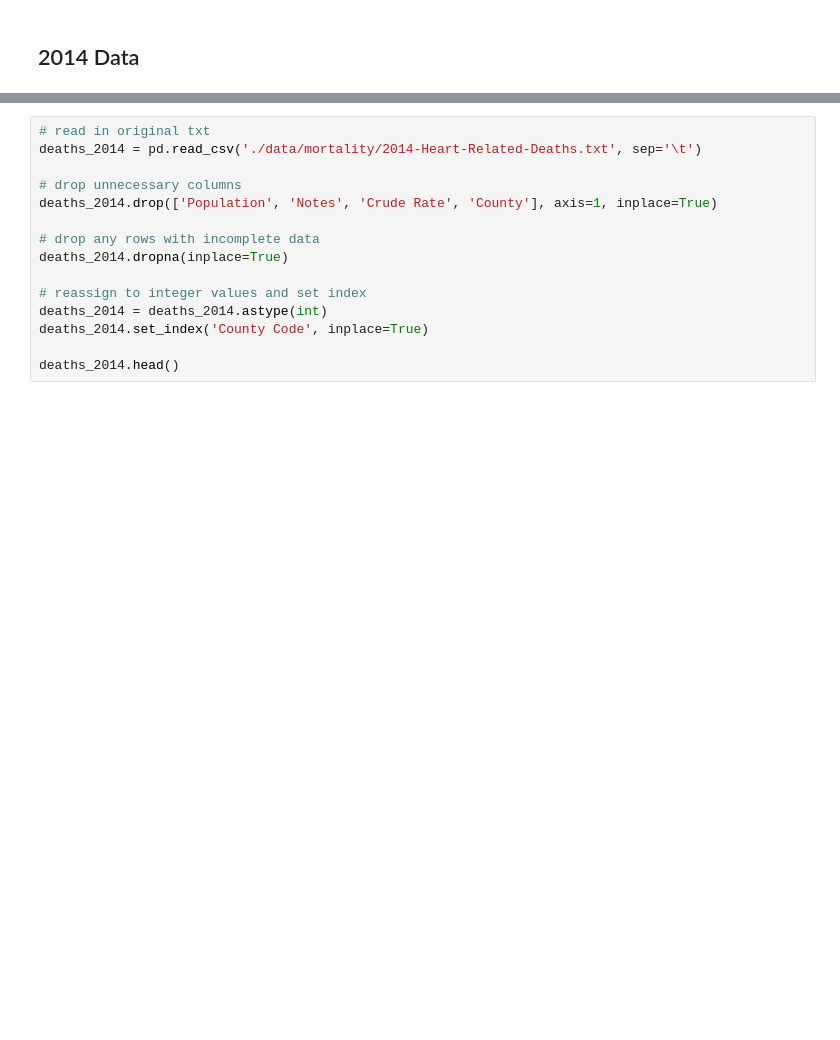
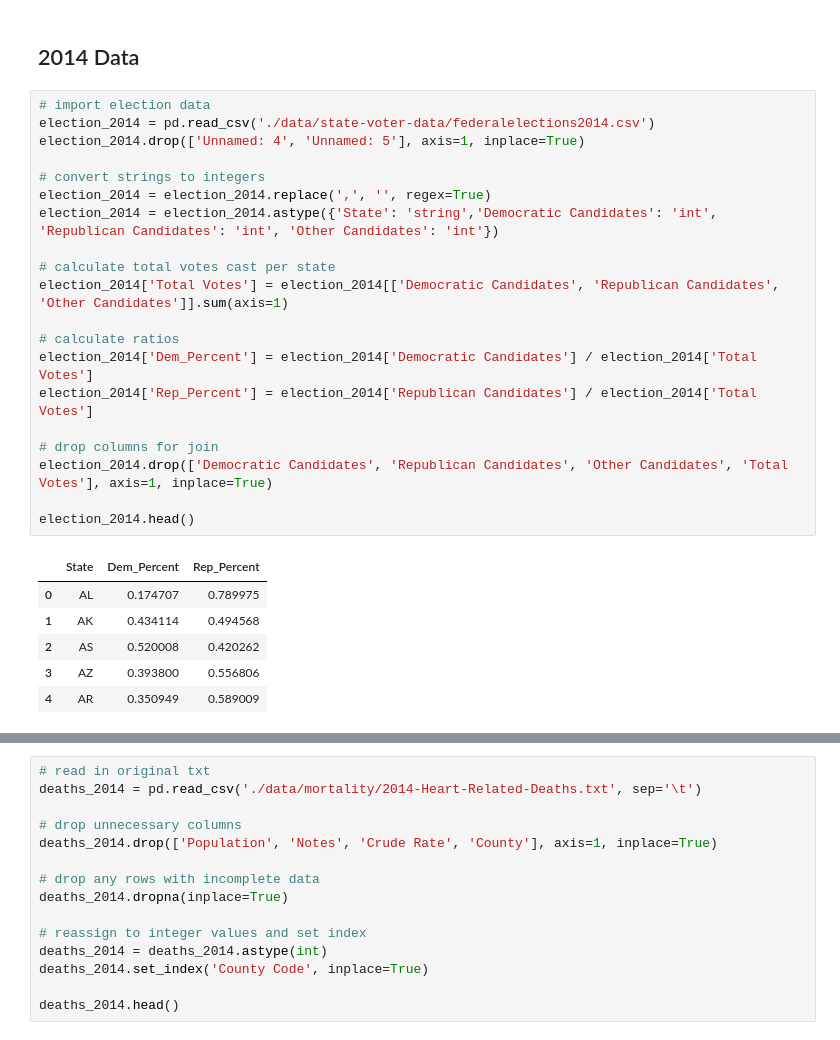
Before and after one commit to alex-keigley/Investigating-SVI-and-Heart-Related-Deaths, a Jupyter notebook: data-preparation.ipynb, the cells around one changed output, grey strips where cells are left out. Drawn from its saved outputs; the diff is of its cells as text; blank space fills up the shorter version.

```diff
--- a/data-preparation.ipynb
+++ b/data-preparation.ipynb
@@ -15,6 +15,33 @@ def find_diff_columns(list1, list2):
 # County-Level Data Preparation
 # %% [markdown]
 ## 2014 Data
+# %%
+# import election data
+election_2014 = pd.read_csv('./data/state-voter-data/federalelections2014.csv')
+election_2014.drop(['Unnamed: 4', 'Unnamed: 5'], axis=1, inplace=True)
+
+# convert strings to integers
+election_2014 = election_2014.replace(',', '', regex=True)
+election_2014 = election_2014.astype({'State': 'string','Democratic Candidates': 'int', 'Republican Candidates': 'int', 'Other Candidates': 'int'})
+
+# calculate total votes cast per state
+election_2014['Total Votes'] = election_2014[['Democratic Candidates', 'Republican Candidates', 'Other Candidates']].sum(axis=1)
+
+# calculate ratios
+election_2014['Dem_Percent'] = election_2014['Democratic Candidates'] / election_2014['Total Votes']
+election_2014['Rep_Percent'] = election_2014['Republican Candidates'] / election_2014['Total Votes']
+
+# drop columns for join
+election_2014.drop(['Democratic Candidates', 'Republican Candidates', 'Other Candidates', 'Total Votes'], axis=1, inplace=True)
+
+election_2014.head()
+# %% [output]
+|  | State | Dem_Percent | Rep_Percent |
+| 0 | AL | 0.174707 | 0.789975 |
+| 1 | AK | 0.434114 | 0.494568 |
+| 2 | AS | 0.520008 | 0.420262 |
+| 3 | AZ | 0.393800 | 0.556806 |
+| 4 | AR | 0.350949 | 0.589009 |
 # %%
 # read in original csv
 svi_2014 = pd.read_csv('./data/atsdr-svi/SVI2014_US_CNTY.csv')
```
Also changed, not shown: parts of 12 cells of this notebook, 10 other files.
